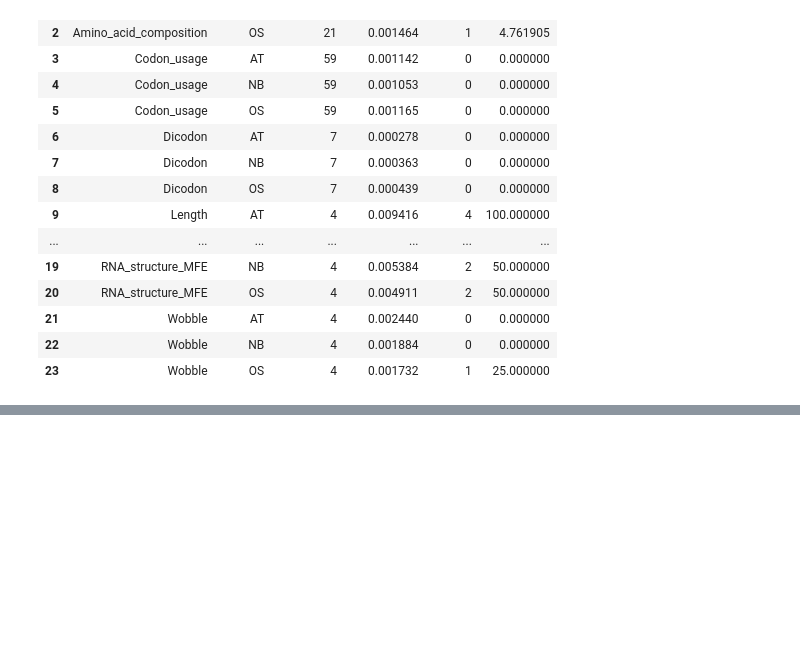
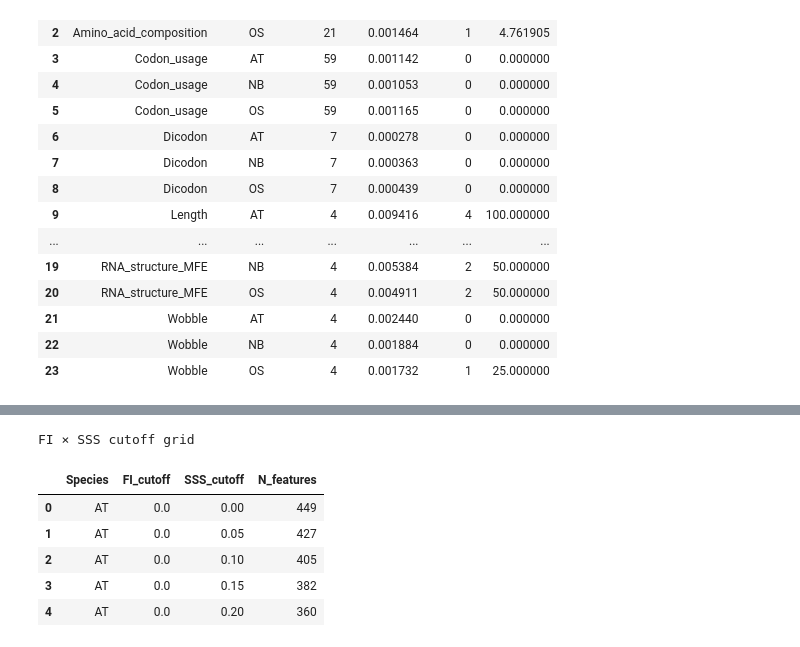
Before and after one commit to ih-11/regression, a Jupyter notebook: notebooks/notebook4.ipynb, the cells around one changed output, grey strips where cells are left out. Saved outputs shown, nothing was run; the diff lists cells and outputs as text; code cells hidden in the pictures; blank space fills up the shorter version.

```diff
--- a/notebooks/notebook4.ipynb
+++ b/notebooks/notebook4.ipynb
@@ -979,0 +988,32 @@ display(feature_summary_df)
+# %%
+# ============================================
+# FI × SSS cutoff grid
+# ============================================
+
+cutoffs = np.arange(0.00, 1.00, 0.05)
+grid_rows = []
+
+for species in ["AT", "NB", "OS"]:
+    temp = candidate_df.loc[candidate_df["Species"] == species]
+    for fi_cutoff in cutoffs:
+        for sss_cutoff in cutoffs:
+            keep = (temp["Importance_percentile"] >= fi_cutoff) & (temp["SSS_percentile"] >= sss_cutoff)
+            grid_rows.append({
+                "Species": species,
+                "FI_cutoff": fi_cutoff,
+                "SSS_cutoff": sss_cutoff,
+                "N_features": int(keep.sum()),
+            })
+
+cutoff_grid_df = pd.DataFrame(grid_rows)
+
+print("FI × SSS cutoff grid")
+display(cutoff_grid_df.head())
+# %% [output]
+FI × SSS cutoff grid
+|  | Species | FI_cutoff | SSS_cutoff | N_features |
+| 0 | AT | 0.0 | 0.00 | 449 |
+| 1 | AT | 0.0 | 0.05 | 427 |
+| 2 | AT | 0.0 | 0.10 | 405 |
+| 3 | AT | 0.0 | 0.15 | 382 |
+| 4 | AT | 0.0 | 0.20 | 360 |
```
Also changed, not shown: parts of 4 cells of this notebook, 1 other file.
